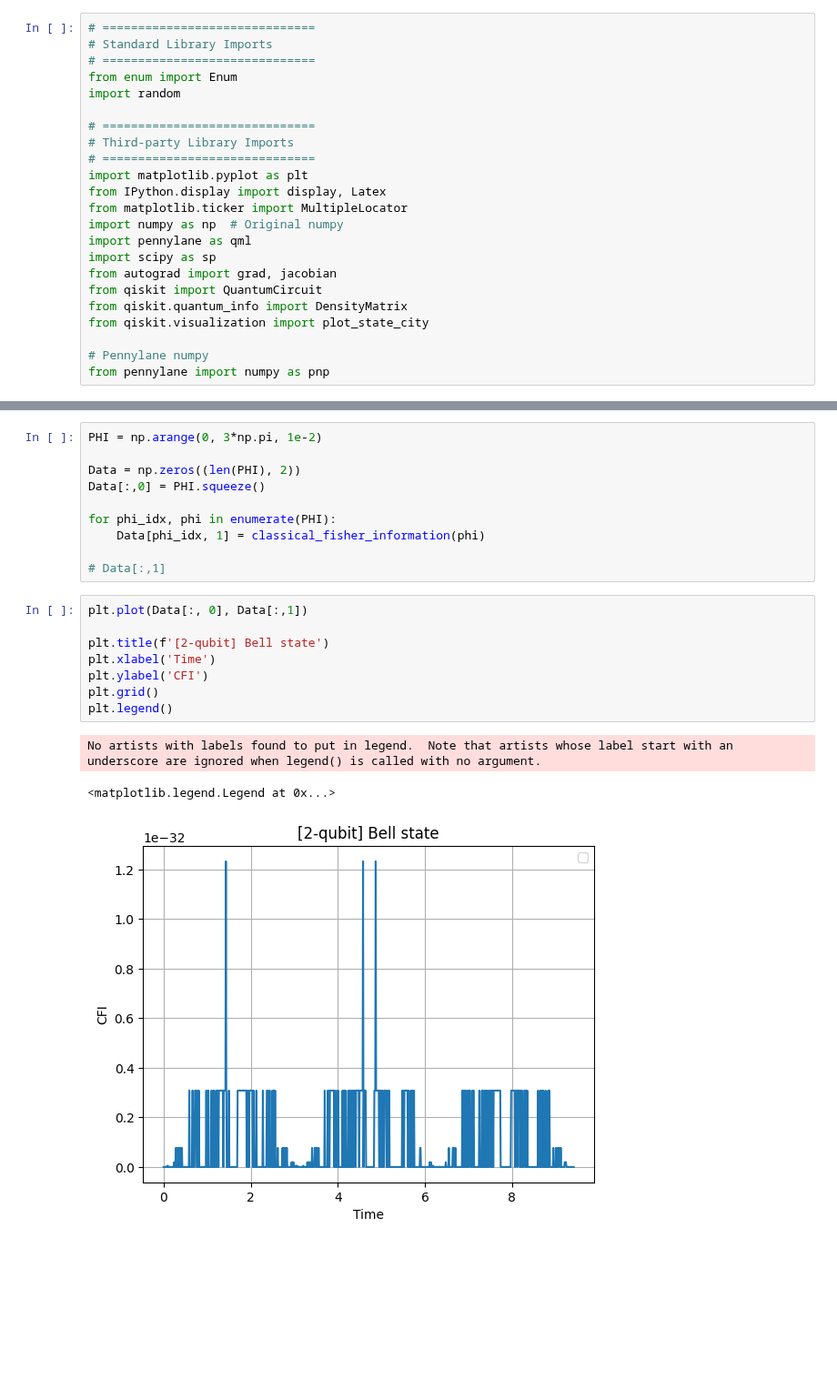
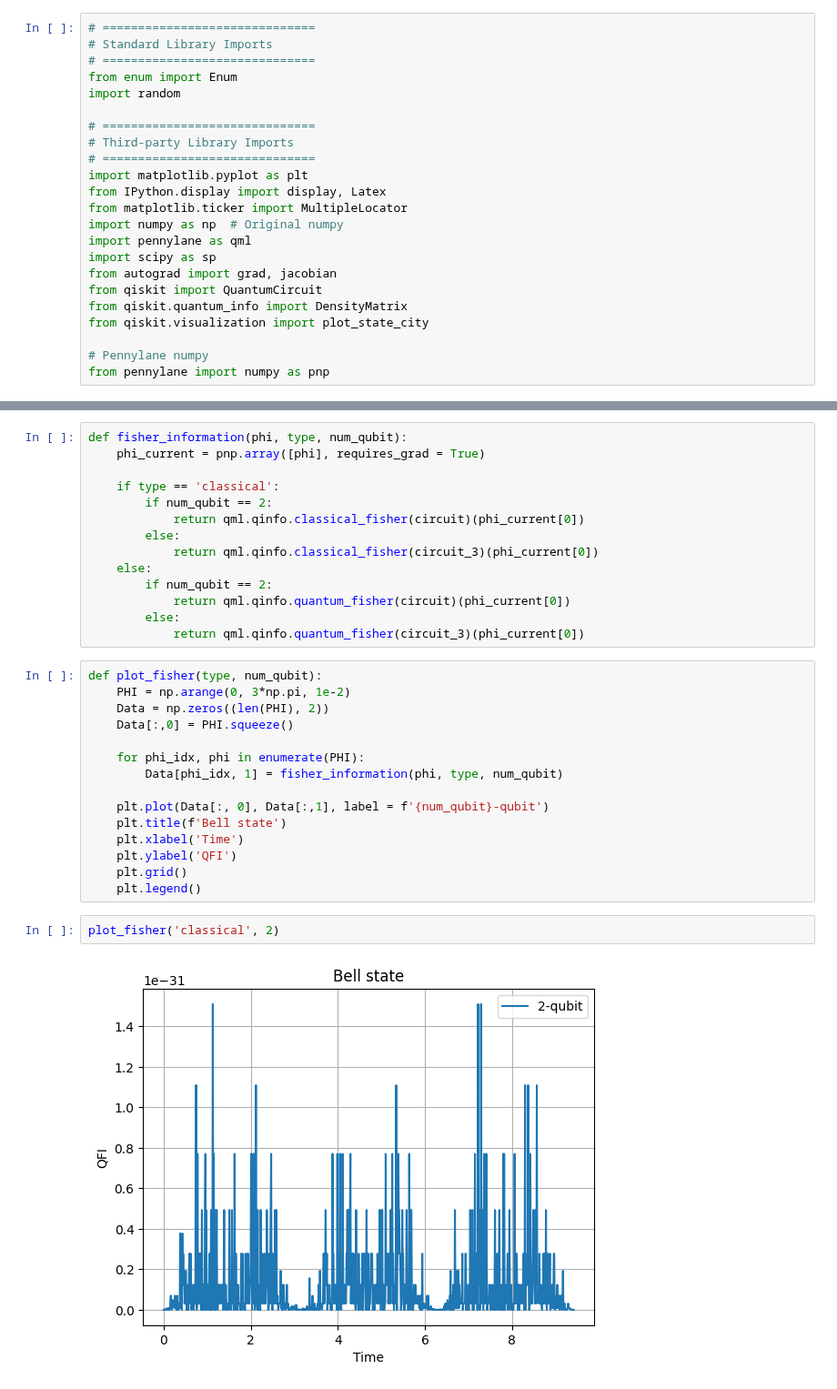
Before and after one commit to iridescent0923/Quantum_Optimization, a Jupyter notebook: Pennylane_Workspace/Metrology/CFI_optimize/Complete/2-qubit/Bell/Bell_CFI.ipynb, the cells around one changed output, grey strips where cells are left out. Shown at 91% size. Saved outputs shown, nothing was run; the diff lists cells and outputs as text; blank space fills up the shorter version.

```diff
--- a/Pennylane_Workspace/Metrology/CFI_optimize/Complete/2-qubit/Bell/Bell_CFI.ipynb
+++ b/Pennylane_Workspace/Metrology/CFI_optimize/Complete/2-qubit/Bell/Bell_CFI.ipynb
@@ -67,22 +90,33 @@ def classical_fisher_information(phi):
+# %%
+def fisher_information(phi, type, num_qubit):
+    phi_current = pnp.array([phi], requires_grad = True)
+
+    if type == 'classical':
+        if num_qubit == 2:
+            return qml.qinfo.classical_fisher(circuit)(phi_current[0])
+        else:
+            return qml.qinfo.classical_fisher(circuit_3)(phi_current[0])
+    else:
+        if num_qubit == 2:
+            return qml.qinfo.quantum_fisher(circuit)(phi_current[0])
+        else:
+            return qml.qinfo.quantum_fisher(circuit_3)(phi_current[0])
 # %%
-PHI = np.arange(0, 3*np.pi, 1e-2)
+def plot_fisher(type, num_qubit):
+    PHI = np.arange(0, 3*np.pi, 1e-2)
+    Data = np.zeros((len(PHI), 2))
+    Data[:,0] = PHI.squeeze()
 
-Data = np.zeros((len(PHI), 2))
-Data[:,0] = PHI.squeeze()
+    for phi_idx, phi in enumerate(PHI):
+        Data[phi_idx, 1] = fisher_information(phi, type, num_qubit)
 
-for phi_idx, phi in enumerate(PHI):
-    Data[phi_idx, 1] = classical_fisher_information(phi)
-
-# Data[:,1]
+    plt.plot(Data[:, 0], Data[:,1], label = f'{num_qubit}-qubit')
+    plt.title(f'Bell state')
+    plt.xlabel('Time')
+    plt.ylabel('QFI')
+    plt.grid()
+    plt.legend()
-# %%
-plt.plot(Data[:, 0], Data[:,1])
-
-plt.title(f'[2-qubit] Bell state')
-plt.xlabel('Time')
-plt.ylabel('CFI')
-plt.grid()
-plt.legend()
-# %% [output]
-No artists with labels found to put in legend.  Note that artists whose label start with an underscore are ignored when legend() is called with no argument.
-<matplotlib.legend.Legend at 0x...>
-[figure, removed]
+# %%
+plot_fisher('classical', 2)
+# %% [output]
+[figure, added]
```
Also changed, not shown: parts of 9 cells of this notebook.
